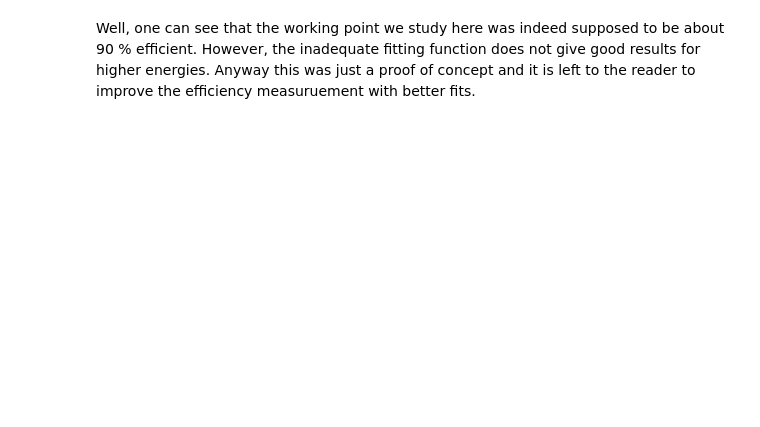
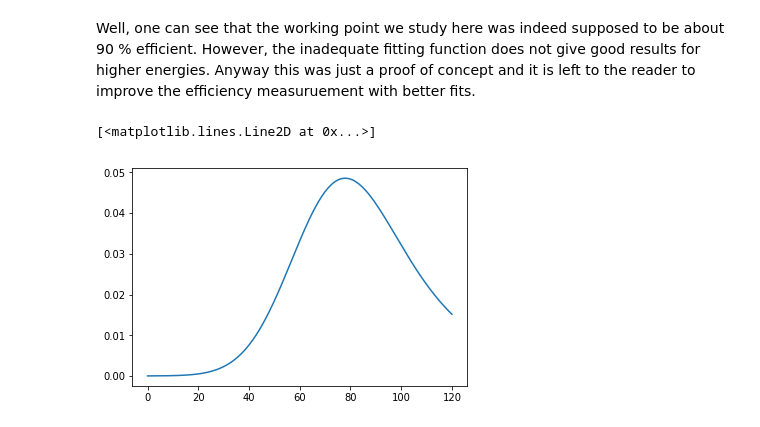
Before and after one commit to guitargeek/geeksw, a Jupyter notebook: examples/electron_tnp.ipynb, the cells around one changed output. Saved outputs shown, nothing was run; the diff lists cells and outputs as text; code cells hidden in the pictures; blank space fills up the shorter version.

```diff
--- a/examples/electron_tnp.ipynb
+++ b/examples/electron_tnp.ipynb
@@ -317,0 +320,13 @@ Well, one can see that the working point we study here was indeed supposed to be
+# %%
+def cmsshape(x, alpha, beta, gamma, peak):
+    e = erfc((alpha - x) * beta)
+    u = (x - peak) * gamma
+
+    return (u < -70) * e*1e20 + np.logical_and(u >= -70, u <= 70) * e*np.exp(-u)
+# %%
+x = np.linspace(0,120,200)
+# %%
+plt.plot(x, cmsshape(x, 75, 0.042, 0.041, 1.))
+# %% [output]
+[<matplotlib.lines.Line2D at 0x...>]
+[figure, added]
```
Also changed, not shown: parts of 16 cells of this notebook, 25 other files.
